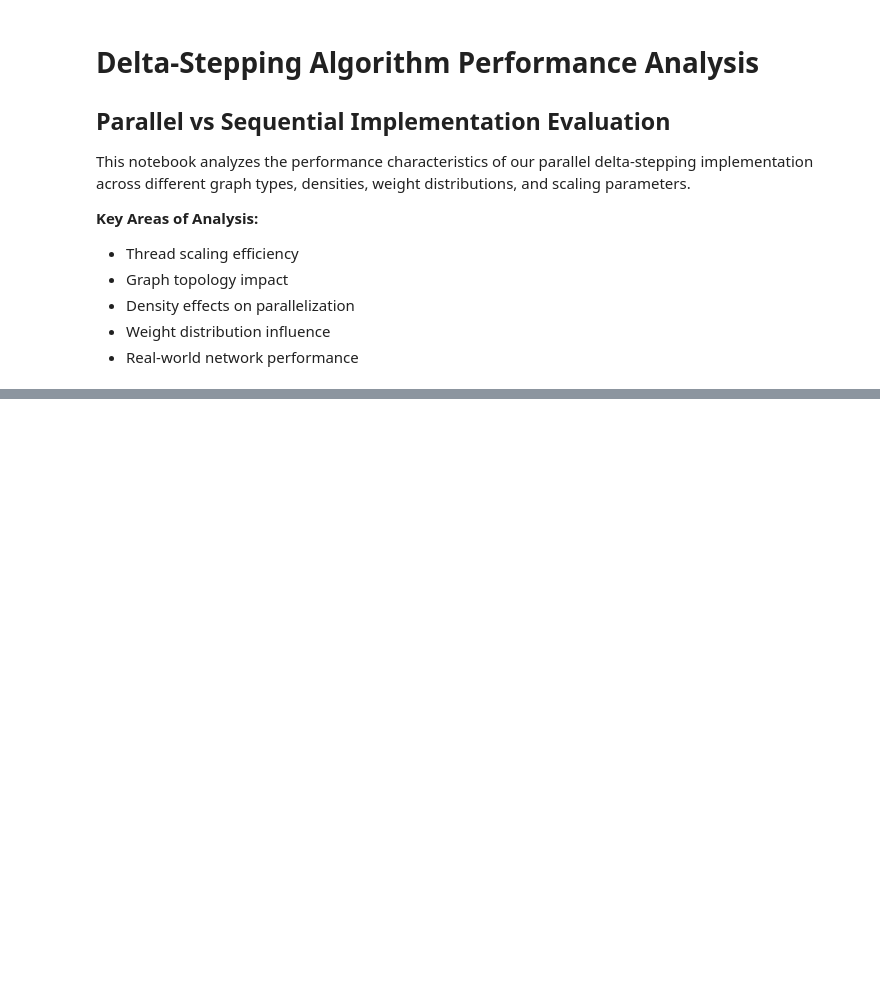
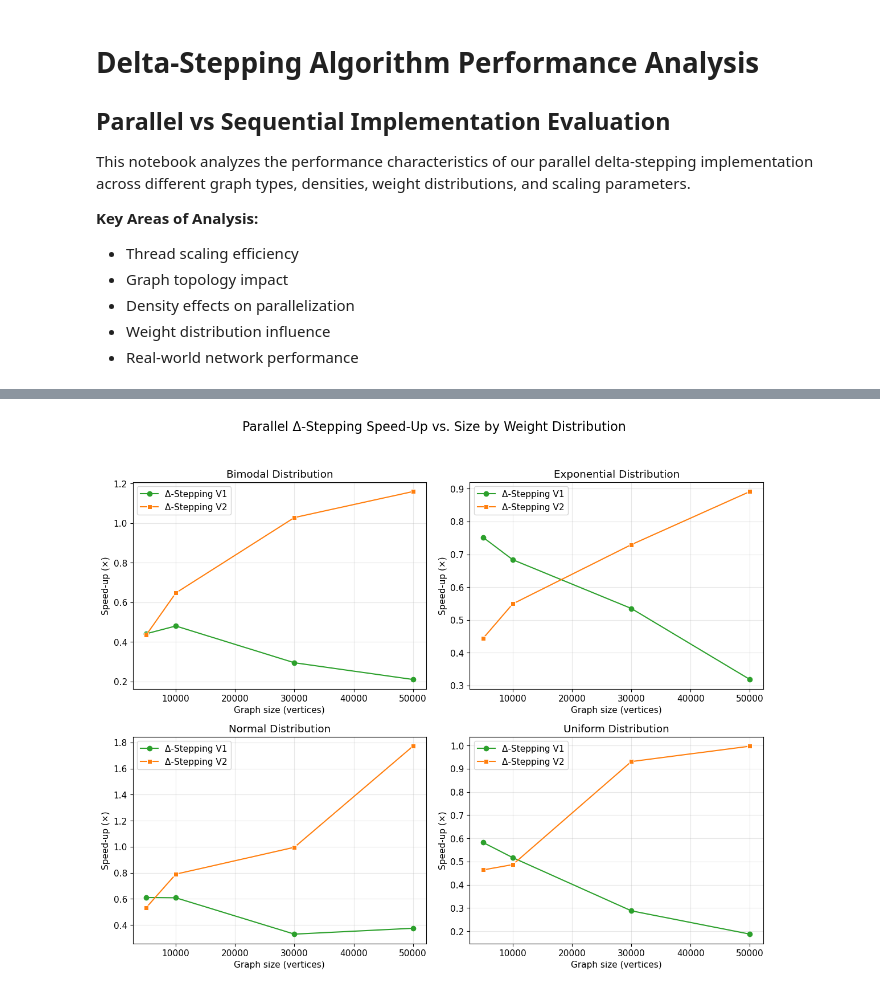
Before and after one commit to dansuissa/CSE305-Project, a Jupyter notebook: parallels_performance_benchmark.ipynb, the cells around one changed output, grey strips where cells are left out. Cells and saved outputs as stored; diff of their text form; code cells hidden in the pictures; blank space fills up the shorter version.

```diff
--- a/parallels_performance_benchmark.ipynb
+++ b/parallels_performance_benchmark.ipynb
@@ -589,0 +155,30 @@ Parallel v1 overall success rate: 41.3%
+# %%
+# Prepare 2×2 subplots, one for each weight distribution
+distributions = sorted(weight_dist_df['distribution'].unique())
+fig, axes = plt.subplots(2, 2, figsize=(12, 10))
+axes = axes.ravel()
+
+sns.set_palette("tab10")
+
+for ax, dist in zip(axes, distributions):
+    sub = weight_dist_df[weight_dist_df['distribution'] == dist].sort_values('size')
+    ax.plot(
+        sub['size'], sub['par_v1_speedup'],
+        marker='o', linestyle='-', color='C2', label='Δ-Stepping V1'
+    )
+    sns.lineplot(
+        x='size', y='par_v2_speedup',
+        data=sub, marker='s', linestyle='-', color='C1', label='Δ-Stepping V2',
+        ax=ax
+    )
+    ax.set_title(f"{dist.capitalize()} Distribution")
+    ax.set_xlabel("Graph size (vertices)")
+    ax.set_ylabel("Speed-up (×)")
+    ax.legend()
+
+fig.suptitle("Parallel Δ‐Stepping Speed‐Up vs. Size by Weight Distribution", fontsize=16)
+plt.tight_layout(rect=[0, 0, 1, 0.95])
+plt.savefig("weight_plot.png")
+plt.show()
+# %% [output]
+[figure, added]
```
Also changed, not shown: parts of 31 cells of this notebook, 21 other files.
